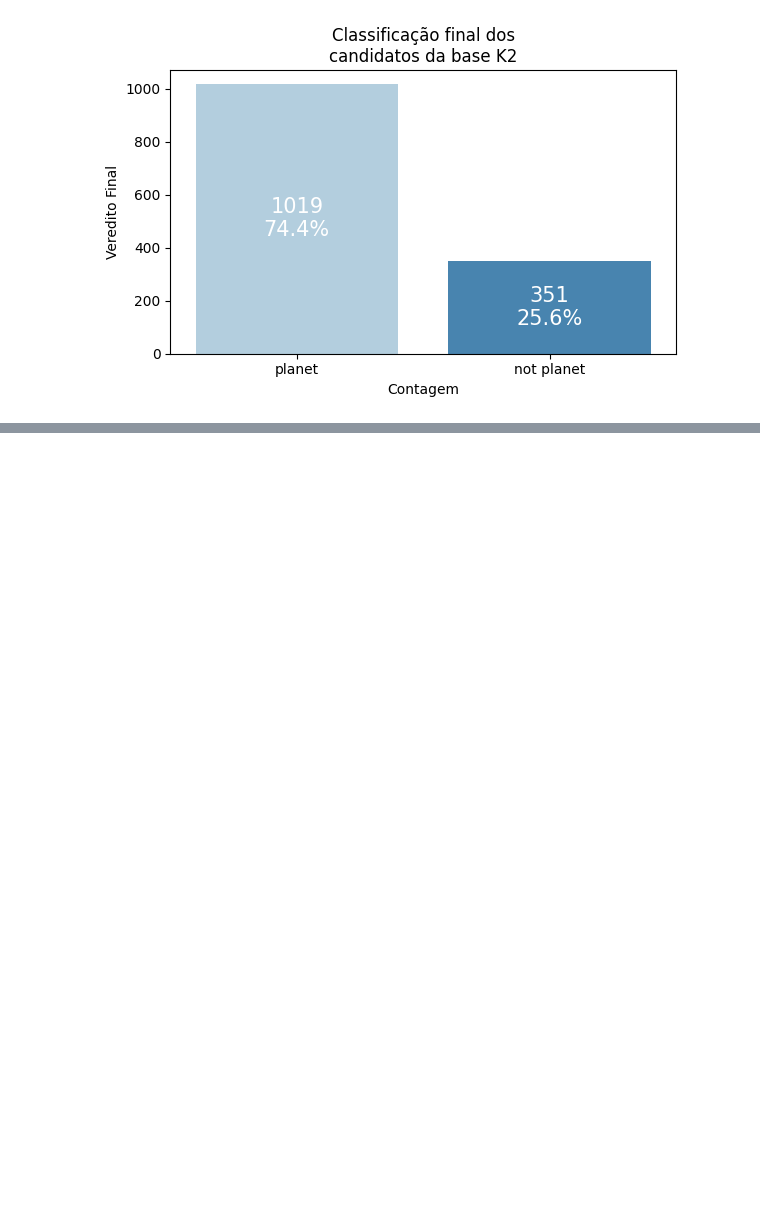
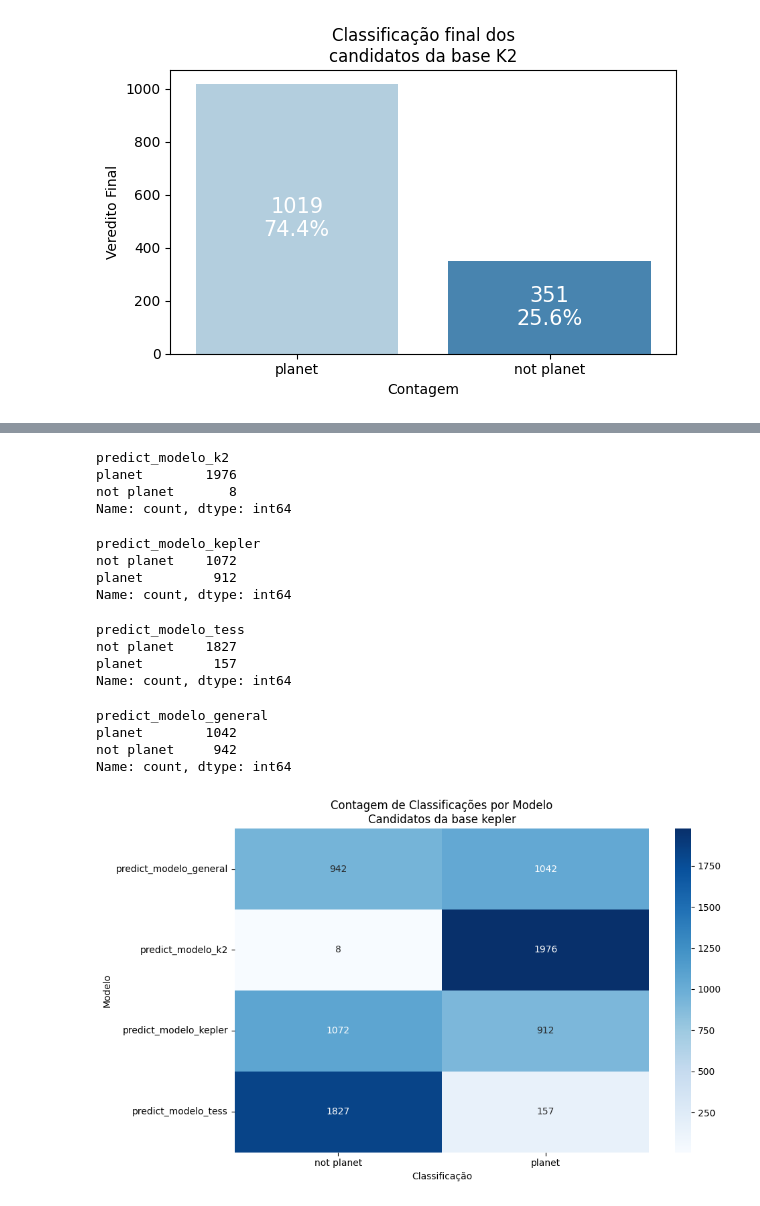
Before and after one commit to jnnastti/EstelarClass, a Jupyter notebook: EstelarClass.ipynb, the cells around one changed output, grey strips where cells are left out. Saved outputs shown, nothing was run; the diff lists cells and outputs as text; code cells hidden in the pictures; blank space fills up the shorter version.

Commit message:
Reestruturando a aplicação dos metodos nas bases

```diff
--- a/EstelarClass.ipynb
+++ b/EstelarClass.ipynb
@@ -2884,12 +2601,0 @@ k2_base.k2_candidate
-# %%
-ModeloDTC = DecisionTreeClassifier(random_state=42,max_depth=10,min_samples_split=4)
-
-ModeloDTC.fit(kepler_base.x_kepler,kepler_base.y_kepler)
-
-kepler_candidate_model = kepler_base.kepler_candidate.drop(columns=['exe_01', 'exe_02', 'exe_03'])
-
-y_kepler_04 = modeloRF.predict(kepler_candidate_model)
-
-kepler_base.kepler_candidate['exe_04'] = [1 if pred == 'planet' else 0 for pred in y_kepler_04]
-
-kepler_base.kepler_candidate
@@ -2935,0 +2604,11 @@ tess_base.tess_candidate
+# %%
+y_kepler_modelo_k2 = k2_modelo_top.predict(kepler_base.kepler_candidate)
+y_kepler_modelo_kepler = kepler_modelo_top.predict(kepler_base.kepler_candidate)
+y_kepler_modelo_tess = tess_modelo_top.predict(kepler_base.kepler_candidate)
+y_kepler_modelo_general = general_modelo_top.predict(kepler_base.kepler_candidate)
+# %%
+kepler_candidates_predict = kepler_base.kepler_candidate.copy()
+kepler_candidates_predict['predict_modelo_k2'] = y_kepler_modelo_k2
+kepler_candidates_predict['predict_modelo_kepler'] = y_kepler_modelo_kepler
+kepler_candidates_predict['predict_modelo_tess'] = y_kepler_modelo_tess
+kepler_candidates_predict['predict_modelo_general'] = y_kepler_modelo_general
@@ -2935,0 +2631,42 @@ tess_base.tess_candidate
+# %%
+kepler_candidates_predict.predict_modelo_k2.value_counts()
+# %% [output]
+predict_modelo_k2
+planet        1976
+not planet       8
+Name: count, dtype: int64
+# %%
+kepler_candidates_predict.predict_modelo_kepler.value_counts()
+# %% [output]
+predict_modelo_kepler
+not planet    1072
+planet         912
+Name: count, dtype: int64
+# %%
+kepler_candidates_predict.predict_modelo_tess.value_counts()
+# %% [output]
+predict_modelo_tess
+not planet    1827
+planet         157
+Name: count, dtype: int64
+# %%
+kepler_candidates_predict.predict_modelo_general.value_counts()
+# %% [output]
+predict_modelo_general
+planet        1042
+not planet     942
+Name: count, dtype: int64
+# %%
+kepler_candidates_values = kepler_candidates_predict.iloc[:,-4:]
+kepler_candidates_values_long = kepler_candidates_values.melt(var_name='Modelo', value_name='Classificacão')
+kepler_candidates_values_long_count = kepler_candidates_values_long.groupby(['Modelo', 'Classificacão']).size().unstack(fill_value=0)
+
+plt.figure(figsize=(10, 6))
+sns.heatmap(kepler_candidates_values_long_count, annot=True, cmap='Blues', fmt='d')
+plt.title('Contagem de Classificações por Modelo\nCandidatos da base kepler')
+plt.ylabel('Modelo')
+plt.xlabel('Classificação')
+plt.tight_layout()
+plt.show()
+# %% [output]
+[figure, added]
```
Also changed, not shown: parts of 35 cells of this notebook, 9 other files.
